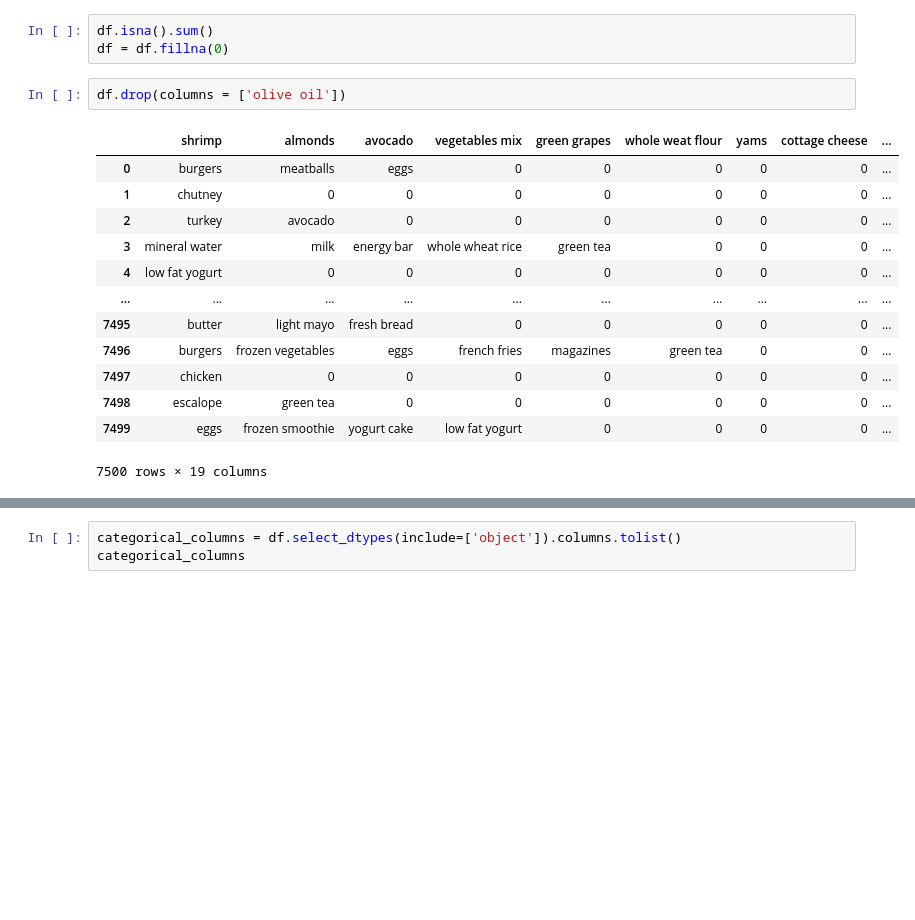
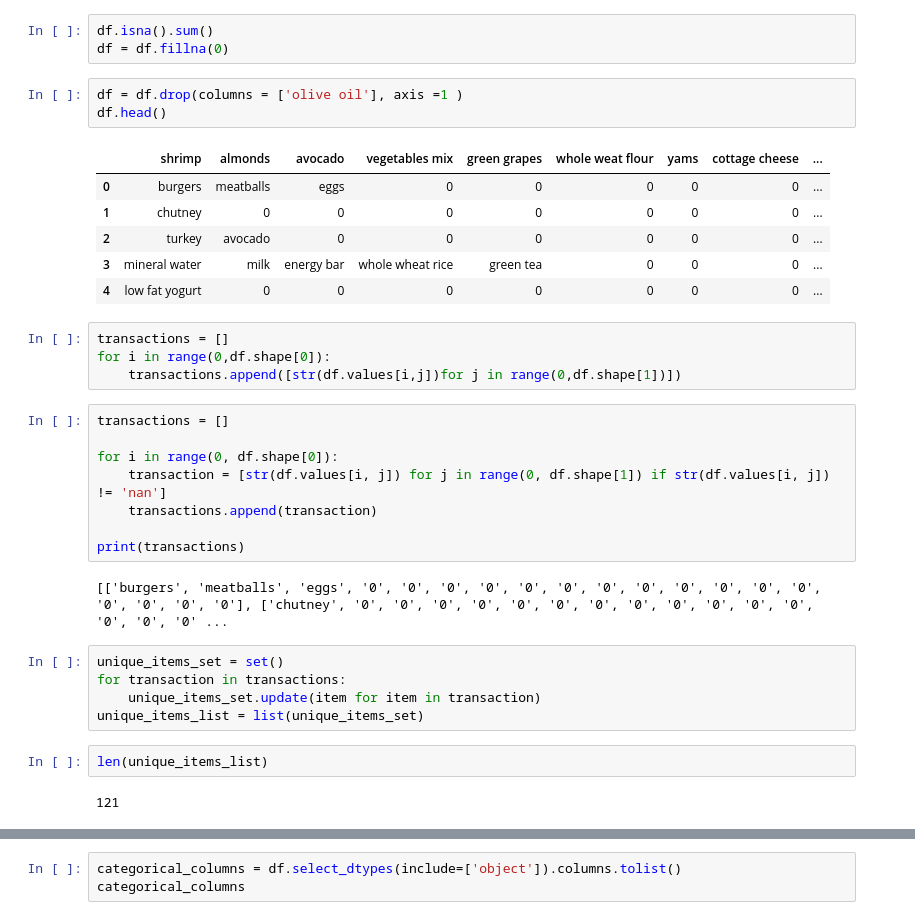
Before and after one commit to noelmt7/LAB-3, a Jupyter notebook: 23485338_LAB3.ipynb, the cells around one changed output, grey strips where cells are left out. Saved outputs shown, nothing was run; the diff lists cells and outputs as text; blank space fills up the shorter version.

```diff
--- a/23485338_LAB3.ipynb
+++ b/23485338_LAB3.ipynb
@@ -43,18 +45,35 @@ memory usage: 1.1+ MB
 df.isna().sum()
 df = df.fillna(0)
 # %%
-df.drop(columns = ['olive oil'])
+df = df.drop(columns = ['olive oil'], axis =1 )
+df.head()
 # %% [output]
 |  | shrimp | almonds | avocado | vegetables mix | green grapes | whole weat flour | yams | cottage cheese | ... |
 | 0 | burgers | meatballs | eggs | 0 | 0 | 0 | 0 | 0 | ... |
 | 1 | chutney | 0 | 0 | 0 | 0 | 0 | 0 | 0 | ... |
 | 2 | turkey | avocado | 0 | 0 | 0 | 0 | 0 | 0 | ... |
 | 3 | mineral water | milk | energy bar | whole wheat rice | green tea | 0 | 0 | 0 | ... |
 | 4 | low fat yogurt | 0 | 0 | 0 | 0 | 0 | 0 | 0 | ... |
-| ... | ... | ... | ... | ... | ... | ... | ... | ... | ... |
-| 7495 | butter | light mayo | fresh bread | 0 | 0 | 0 | 0 | 0 | ... |
-| 7496 | burgers | frozen vegetables | eggs | french fries | magazines | green tea | 0 | 0 | ... |
-| 7497 | chicken | 0 | 0 | 0 | 0 | 0 | 0 | 0 | ... |
-| 7498 | escalope | green tea | 0 | 0 | 0 | 0 | 0 | 0 | ... |
-| 7499 | eggs | frozen smoothie | yogurt cake | low fat yogurt | 0 | 0 | 0 | 0 | ... |
-7500 rows × 19 columns
+# %%
+transactions = []
+for i in range(0,df.shape[0]):
+    transactions.append([str(df.values[i,j])for j in range(0,df.shape[1])])
+# %%
+transactions = []
+
+for i in range(0, df.shape[0]):
+    transaction = [str(df.values[i, j]) for j in range(0, df.shape[1]) if str(df.values[i, j]) != 'nan']
+    transactions.append(transaction)
+
+print(transactions)
+# %% [output]
+[['burgers', 'meatballs', 'eggs', '0', '0', '0', '0', '0', '0', '0', '0', '0', '0', '0', '0', '0', '0', '0', '0'], ['chutney', '0', '0', '0', '0', '0', '0', '0', '0', '0', '0', '0', '0', '0', '0', '0' ...
+# %%
+unique_items_set = set()
+for transaction in transactions:
+    unique_items_set.update(item for item in transaction)
+unique_items_list = list(unique_items_set)
+# %%
+len(unique_items_list)
+# %% [output]
+121
```
Also changed, not shown: parts of 10 cells of this notebook.
